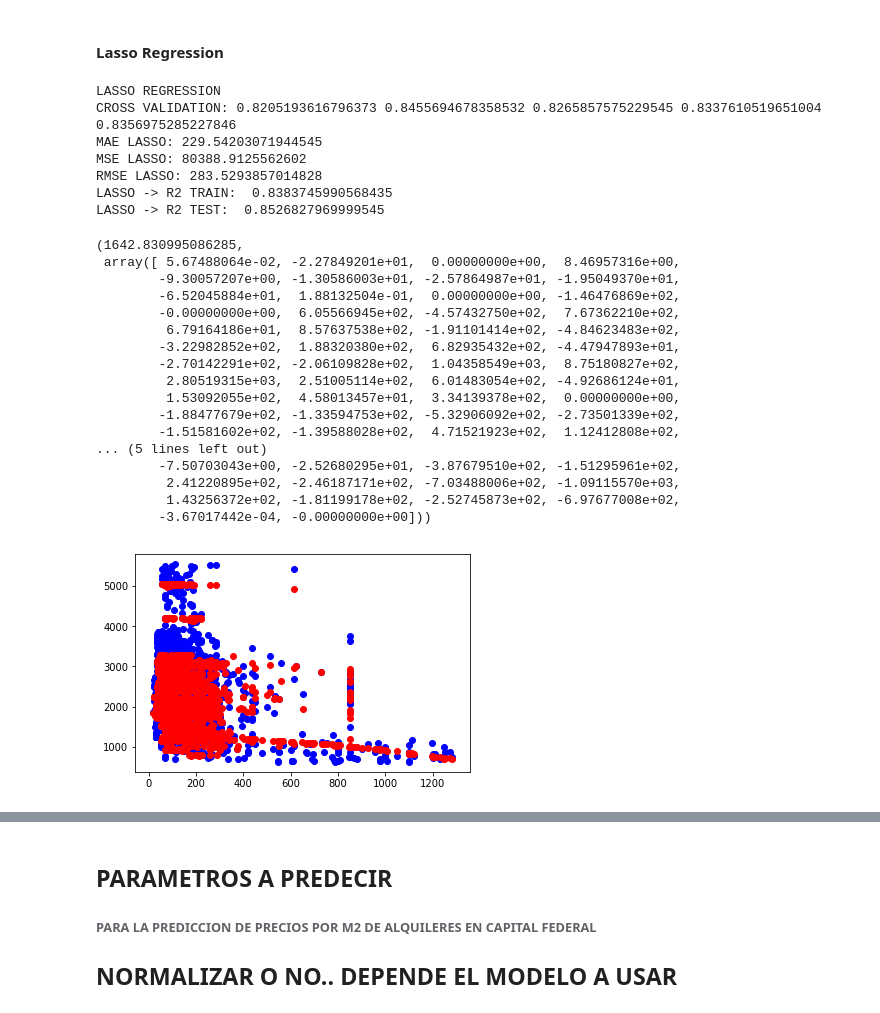
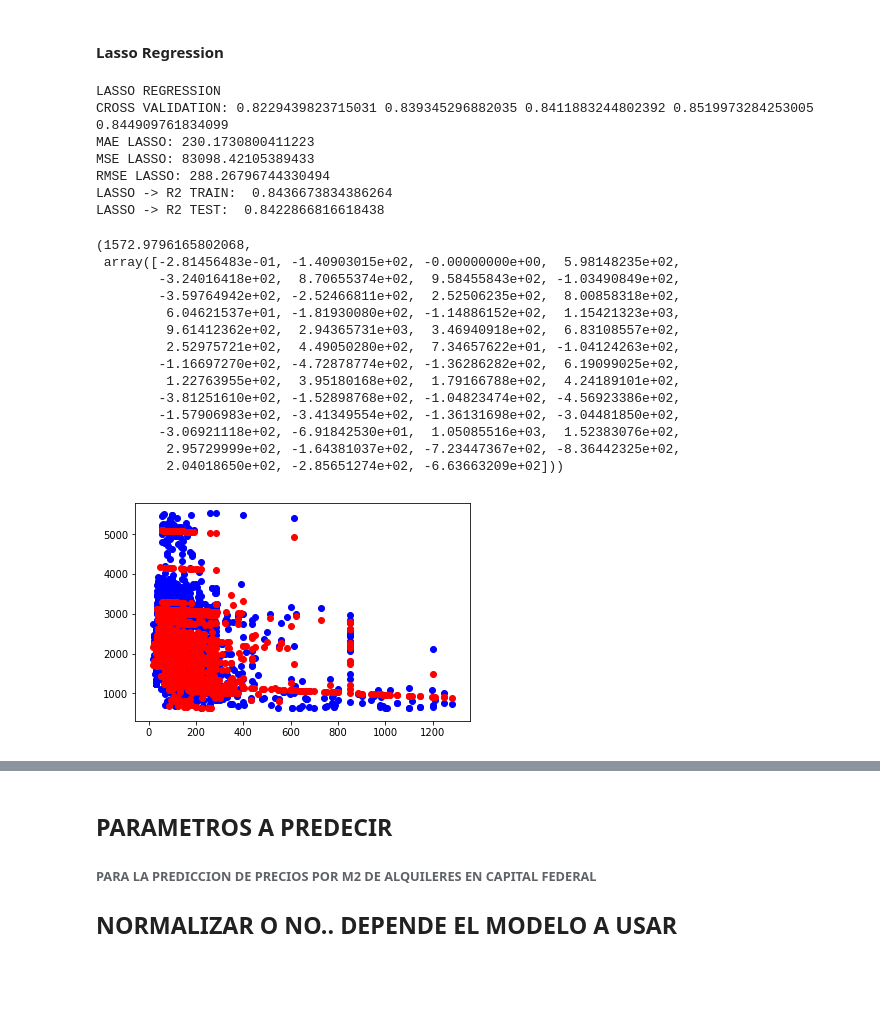
Before and after one commit to dh-Grupo6/modelo-properatti, a Jupyter notebook: Desafio_Modelo_Properatti.ipynb, the cells around one changed output, grey strips where cells are left out. Cells and saved outputs as stored; diff of their text form; code cells hidden in the pictures; blank space fills up the shorter version.

```diff
--- a/Desafio_Modelo_Properatti.ipynb
+++ b/Desafio_Modelo_Properatti.ipynb
@@ -9,8 +10,8 @@ import numpy as np
 # %%
-data = pd.read_csv('/home/DS-DH/notebooks/digitalHouse/properatti.csv')
-data = utl.limpiarDatos(data,0.85)
-#data = pd.read_csv('/home/DS-DH/notebooks/digitalHouse/data.csv',sep='|')
-#data.to_csv('/home/DS-DH/notebooks/digitalHouse/data.csv',sep='|')
+#data = pd.read_csv('/home/DS-DH/jupyter/digitalHouse/properatti.csv')
+#data = utl.limpiarDatos(data,0.75)
+data = pd.read_csv('/home/DS-DH/jupyter/digitalHouse/data.csv',sep='|')
+#data.to_csv('/home/DS-DH/jupyter/digitalHouse/data.csv',sep='|')
 # %%
 matriz = utl.GenerarMatriz(data)
 # %% [markdown]
@@ -92,31 +173,28 @@ RIDGE -> R2 TEST:  0.8463931810570733
 # %% [markdown]
 #### Lasso Regression
 # %%
-modelo_lasso = utl.modelo_lasso_cross_validation(modeloMatriz)
+modelo_lasso = utl.modelo_lasso_cross_validation(modeloMatriz_2)
 (modelo_lasso.intercept_,modelo_lasso.coef_)
 # %% [output]
 LASSO REGRESSION
-CROSS VALIDATION: 0.8205193616796373 0.8455694678358532 0.8265857575229545 0.8337610519651004 0.8356975285227846
-MAE LASSO: 229.54203071944545
-MSE LASSO: 80388.9125562602
-RMSE LASSO: 283.5293857014828
-LASSO -> R2 TRAIN:  0.8383745990568435
-LASSO -> R2 TEST:  0.8526827969999545
+CROSS VALIDATION: 0.8229439823715031 0.839345296882035 0.8411883244802392 0.8519973284253005 0.844909761834099
+MAE LASSO: 230.1730800411223
+MSE LASSO: 83098.42105389433
+RMSE LASSO: 288.26796744330494
+LASSO -> R2 TRAIN:  0.8436673834386264
+LASSO -> R2 TEST:  0.8422866816618438
-(1642.830995086285,
- array([ 5.67488064e-02, -2.27849201e+01,  0.00000000e+00,  8.46957316e+00,
-        -9.30057207e+00, -1.30586003e+01, -2.57864987e+01, -1.95049370e+01,
-        -6.52045884e+01,  1.88132504e-01,  0.00000000e+00, -1.46476869e+02,
-        -0.00000000e+00,  6.05566945e+02, -4.57432750e+02,  7.67362210e+02,
-         6.79164186e+01,  8.57637538e+02, -1.91101414e+02, -4.84623483e+02,
-        -3.22982852e+02,  1.88320380e+02,  6.82935432e+02, -4.47947893e+01,
-        -2.70142291e+02, -2.06109828e+02,  1.04358549e+03,  8.75180827e+02,
-         2.80519315e+03,  2.51005114e+02,  6.01483054e+02, -4.92686124e+01,
-         1.53092055e+02,  4.58013457e+01,  3.34139378e+02,  0.00000000e+00,
-        -1.88477679e+02, -1.33594753e+02, -5.32906092e+02, -2.73501339e+02,
-        -1.51581602e+02, -1.39588028e+02,  4.71521923e+02,  1.12412808e+02,
-... (5 lines left out)
-        -7.50703043e+00, -2.52680295e+01, -3.87679510e+02, -1.51295961e+02,
-         2.41220895e+02, -2.46187171e+02, -7.03488006e+02, -1.09115570e+03,
-         1.43256372e+02, -1.81199178e+02, -2.52745873e+02, -6.97677008e+02,
-        -3.67017442e-04, -0.00000000e+00]))
+(1572.9796165802068,
+ array([-2.81456483e-01, -1.40903015e+02, -0.00000000e+00,  5.98148235e+02,
+        -3.24016418e+02,  8.70655374e+02,  9.58455843e+02, -1.03490849e+02,
+        -3.59764942e+02, -2.52466811e+02,  2.52506235e+02,  8.00858318e+02,
+         6.04621537e+01, -1.81930080e+02, -1.14886152e+02,  1.15421323e+03,
+         9.61412362e+02,  2.94365731e+03,  3.46940918e+02,  6.83108557e+02,
+         2.52975721e+02,  4.49050280e+02,  7.34657622e+01, -1.04124263e+02,
+        -1.16697270e+02, -4.72878774e+02, -1.36286282e+02,  6.19099025e+02,
+         1.22763955e+02,  3.95180168e+02,  1.79166788e+02,  4.24189101e+02,
+        -3.81251610e+02, -1.52898768e+02, -1.04823474e+02, -4.56923386e+02,
+        -1.57906983e+02, -3.41349554e+02, -1.36131698e+02, -3.04481850e+02,
+        -3.06921118e+02, -6.91842530e+01,  1.05085516e+03,  1.52383076e+02,
+         2.95729999e+02, -1.64381037e+02, -7.23447367e+02, -8.36442325e+02,
+         2.04018650e+02, -2.85651274e+02, -6.63663209e+02]))
-[figure, old version]
+[figure, new version]
```
Also changed, not shown: parts of 19 cells of this notebook, 2 other files.
